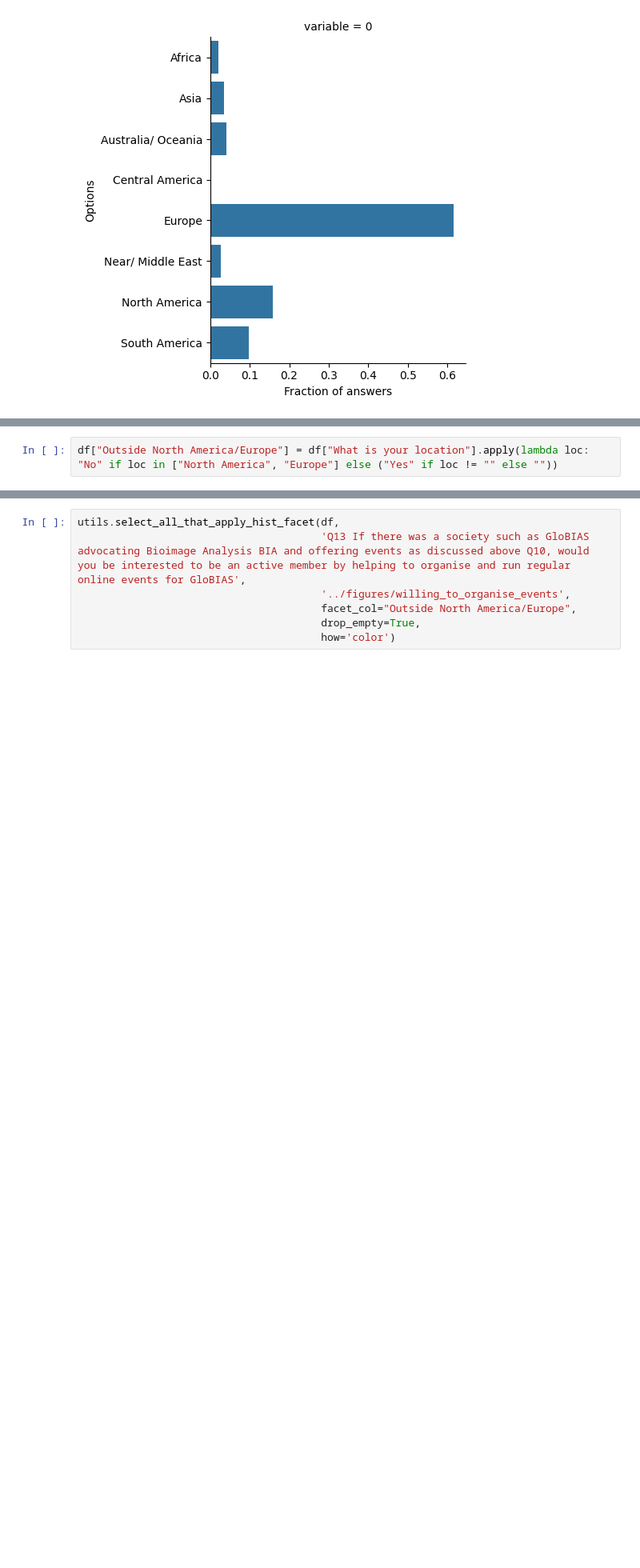
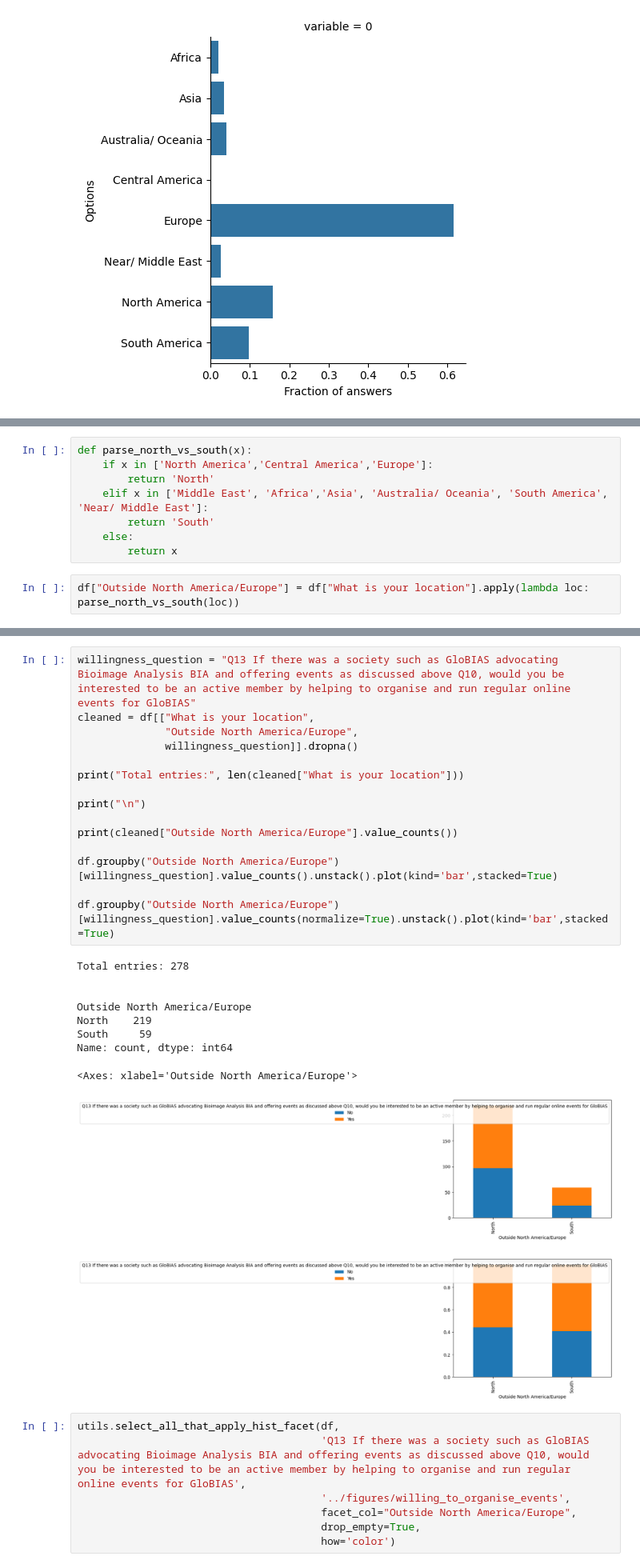
Before and after one commit to GloBIAS-BioimageAnalysts/Survey_2024, a Jupyter notebook: notebooks/demographics.ipynb, the cells around one changed output, grey strips where cells are left out. Shown: that part at 80% size. Saved outputs shown, nothing was run; the diff lists cells and outputs as text; blank space fills up the shorter version.

Commit message:
Add parse north vs south function and filter out NaNs before plotting.

```diff
--- a/notebooks/demographics.ipynb
+++ b/notebooks/demographics.ipynb
@@ -62,2 +64,10 @@ utils.select_all_that_apply_hist_facet(df,
+# %%
+def parse_north_vs_south(x):
+    if x in ['North America','Central America','Europe']:
+        return 'North'
+    elif x in ['Middle East', 'Africa','Asia', 'Australia/ Oceania', 'South America', 'Near/ Middle East']:
+        return 'South'
+    else:
+        return x
 # %%
-df["Outside North America/Europe"] = df["What is your location"].apply(lambda loc: "No" if loc in ["North America", "Europe"] else ("Yes" if loc != "" else ""))
+df["Outside North America/Europe"] = df["What is your location"].apply(lambda loc: parse_north_vs_south(loc))
@@ -105,3 +82,29 @@ percentage willing outside North America+Europe 55
+# %%
+willingness_question = "Q13 If there was a society such as GloBIAS advocating Bioimage Analysis BIA and offering events as discussed above Q10, would you be interested to be an active member by helping to organise and run regular online events for GloBIAS"
+cleaned = df[["What is your location",
+              "Outside North America/Europe",
+              willingness_question]].dropna()
+
+print("Total entries:", len(cleaned["What is your location"]))
+
+print("\n")
+
+print(cleaned["Outside North America/Europe"].value_counts())
+
+df.groupby("Outside North America/Europe")[willingness_question].value_counts().unstack().plot(kind='bar',stacked=True)
+
+df.groupby("Outside North America/Europe")[willingness_question].value_counts(normalize=True).unstack().plot(kind='bar',stacked=True)
+# %% [output]
+Total entries: 278
+
+
+Outside North America/Europe
+North    219
+South     59
+Name: count, dtype: int64
+<Axes: xlabel='Outside North America/Europe'>
+[figure, added]
+[figure, added]
 # %%
 utils.select_all_that_apply_hist_facet(df,
                                        'Q13 If there was a society such as GloBIAS advocating Bioimage Analysis BIA and offering events as discussed above Q10, would you be interested to be an active member by helping to organise and run regular online events for GloBIAS',
```
Also changed, not shown: parts of 6 cells of this notebook.
